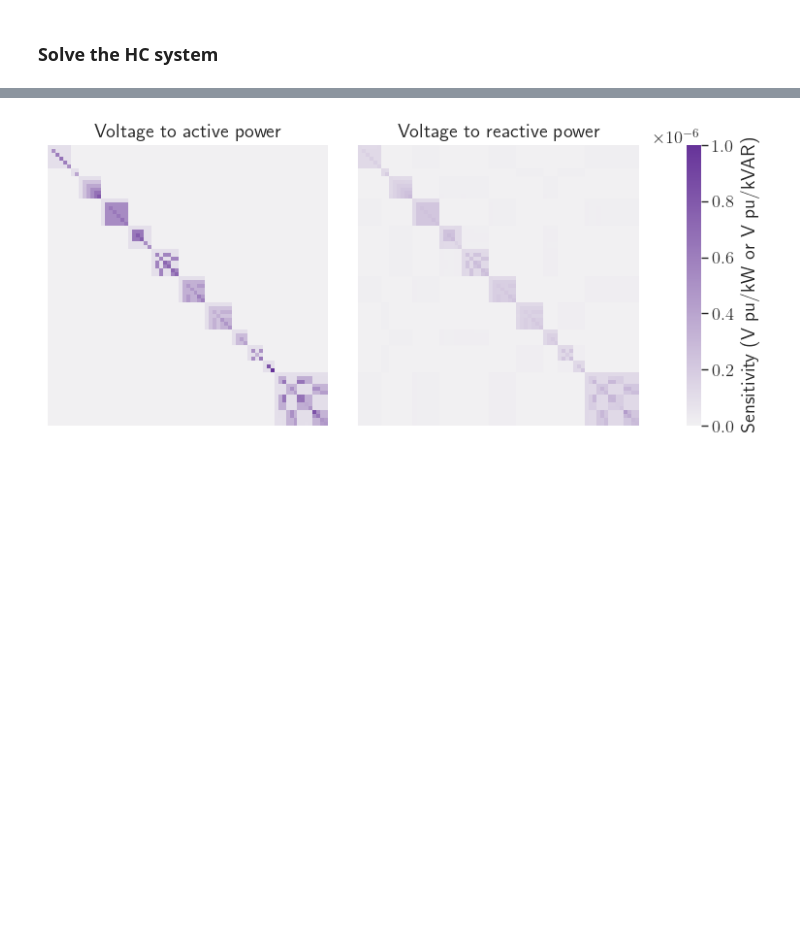
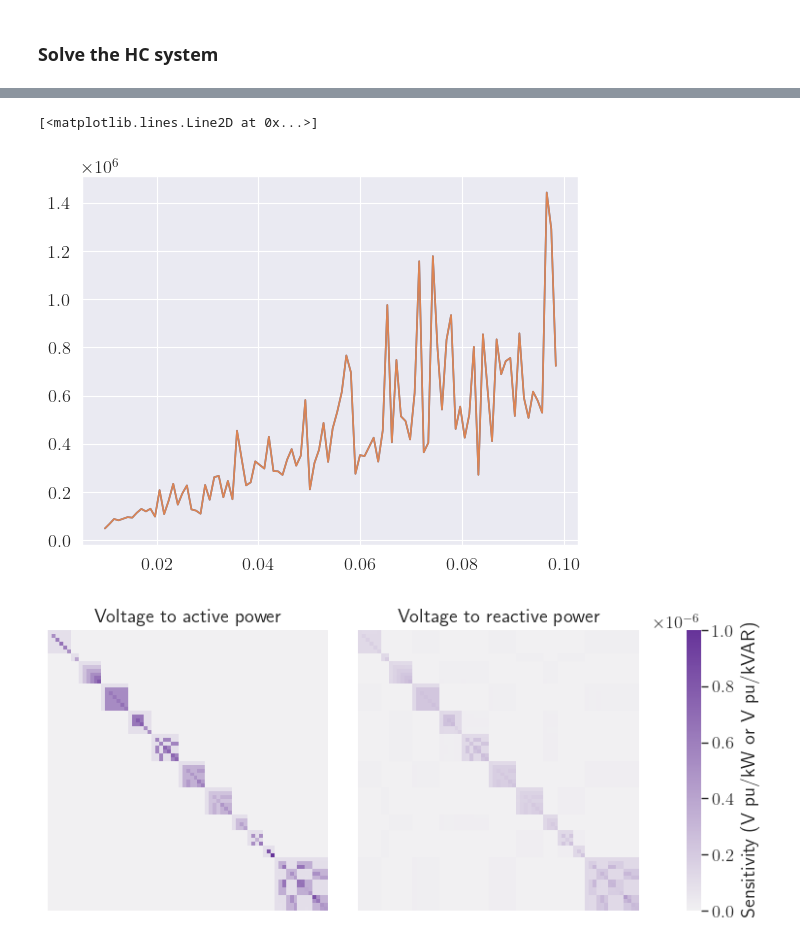
Before and after one commit to samtalki/yadi, a Jupyter notebook: notebooks/secondary_spectral_example.ipynb, the cells around one changed output, grey strips where cells are left out. Drawn from its saved outputs; the diff is of its cells as text; code cells hidden in the pictures; blank space fills up the shorter version.

```diff
--- a/notebooks/secondary_spectral_example.ipynb
+++ b/notebooks/secondary_spectral_example.ipynb
@@ -78,7 +81,7 @@ def make_secondary_slices(n_secondaries = 12,include_lvxformers=False):
 # %% [markdown]
 ### Whether or not to include low voltage transformers
 # %%
-include_lv_xformers = False
+include_lv_xformers = True
 # %%
 secondaries = make_secondary_slices(include_lvxformers=include_lv_xformers)
 secondaries
@@ -163,5 +179,5 @@ def get_secondary_matrices(svp=svp,svq=svq):
 # %%
-secs_svp,secs_svq = get_secondary_matrices()
+secs_svp,secs_svq,secs_Y = get_secondary_matrices()
 # %% [markdown]
 ## Sufficient condition for invertibility test
 # %%
@@ -281,8 +298,6 @@ plt.ylim(-0.35,1.35)
 - Svp : full secondary matrix
 - Svp_blkdiag: approximate secondary matrix considering only the diagonal blocks
 # %%
-from scipy.linalg import block_diag
-
 start_idx = 45 #the index where the secondary nodes start
 
 #voltage-active power
@@ -298,13 +313,19 @@ Svq_blkdiag = block_diag(*Svq_blks)
 
 # Get the system of equations
 p = len(Svp_blks) # number of secondaries
+sens.compile_dss(sens.redirects)
+sens.dss.run_command('solve')
 vdict = sens.get_node_voltages_mag_pu()
-v = np.asarray([node_v for node_name,node_v in vdict.items()])[start_idx:] # voltage magnitudes
+sdict = sens.get_node_complex_powers()
+v0 = np.asarray([node_v for node_name,node_v in vdict.items()])[start_idx:] # voltage magnitudes
+s0 = np.asarray([node_s for node_name,node_s in sdict.items()])[start_idx:] # complex power injections
+p0,q0 = np.real(s0),np.imag(s0) # active and reactive power injections
 
 #Print shapes of each sens version
 print("Svp shape: ",Svp.shape)
 print("Svp_blks shape: ",[blk.shape for blk in Svp_blks])
 print("Svp_blkdiag shape: ",Svp_blkdiag.shape)
-print("v shape: ",v.shape)
+print("v0 shape: ",v0.shape)
+print("s0 shape: ",s0.shape)
 # %% [output]
 Svp shape:  (73, 73)
@@ -367,3 +382,46 @@ plt.plot(noise_sigma,blkdiag_rel_errs,label="blkdiag")
+# %%
+# noise_sigma = [1e-4,1e-3,1e-2] # standard deviation of the noise in the voltage measurements
+perturb_sigma = np.linspace(1e-2*np.mean(v0),0.1*np.mean(v0),100) # standard deviation of the state perturbation
+
+# relative error matrices
+dense_rel_errs = []
+blkdiag_rel_errs = []
+for noise_idx,dV_sig in enumerate(perturb_sigma):
+
+    #Ground truth voltage perturbation
+    dV = Svp@p0
+    dV_obs = dV + np.random.normal(loc=0,scale=dV_sig,size=dV.shape)
+    v_obs = v0 + dV_obs
+
+    # estimated deltaP
+    hat_p = np.linalg.inv(Svp)@dV_obs
+    hat_p_blk = np.linalg.inv(Svp_blkdiag)@dV_obs
+
+    # relative error
+    dense_rel_errs.append(np.linalg.norm(p0-hat_p)/np.linalg.norm(p0)*100)
+    blkdiag_rel_errs.append(np.linalg.norm(p0-hat_p_blk)/np.linalg.norm(p0)*100)
+
+plt.plot(perturb_sigma,dense_rel_errs,label="dense")
+plt.plot(perturb_sigma,blkdiag_rel_errs,label="blkdiag")
+# plt.plot(perturb_sigma,dense_rel_errs.T,label="dense")
+# plt.plot(perturb_sigma,blkdiag_rel_errs.T,label="blkdiag")
+
+#         # a "ground truth" perturbation in voltage, and the corresponding injection change.
+#         v_perturb = np.random.normal(loc=0,scale=dV_sig,size=v0.shape)
+#         v_obs = v0 + v_perturb
+#         hat_p = np.linalg.inv(Svp)@(v_obs-v0) #= x_new - x_0
+#         hat_p_blk = np.linalg.inv(Svp_blkdiag)@(v_obs-v0)
+#         hat_p_new = hat_DeltaP + p0
+#         hat_p_new_blk = hat_deltaP_blk + p0
+
+
+#         blkdiag_rel_errs.append(np.linalg.norm(deltaX_true-hat_deltaX_blk)/np.linalg.norm(deltaX_true)*100)
+#         dense_rel_errs.append(np.linalg.norm(deltaX_true-hat_deltaX)/np.linalg.norm(deltaX_true)*100)
+# plt.plot(noise_sigma,dense_rel_errs,label="dense")
+# plt.plot(noise_sigma,blkdiag_rel_errs,label="blkdiag")
+# %% [output]
+[<matplotlib.lines.Line2D at 0x...>]
+[figure, added]
 # %%
 fig,axes = plt.subplots(ncols=2,figsize=(7.5,8/1.61828/1.5),constrained_layout=True)
 cm = sns.light_palette("rebeccapurple",as_cmap=True)
```
Also changed, not shown: parts of 23 cells of this notebook, 2 other files.
